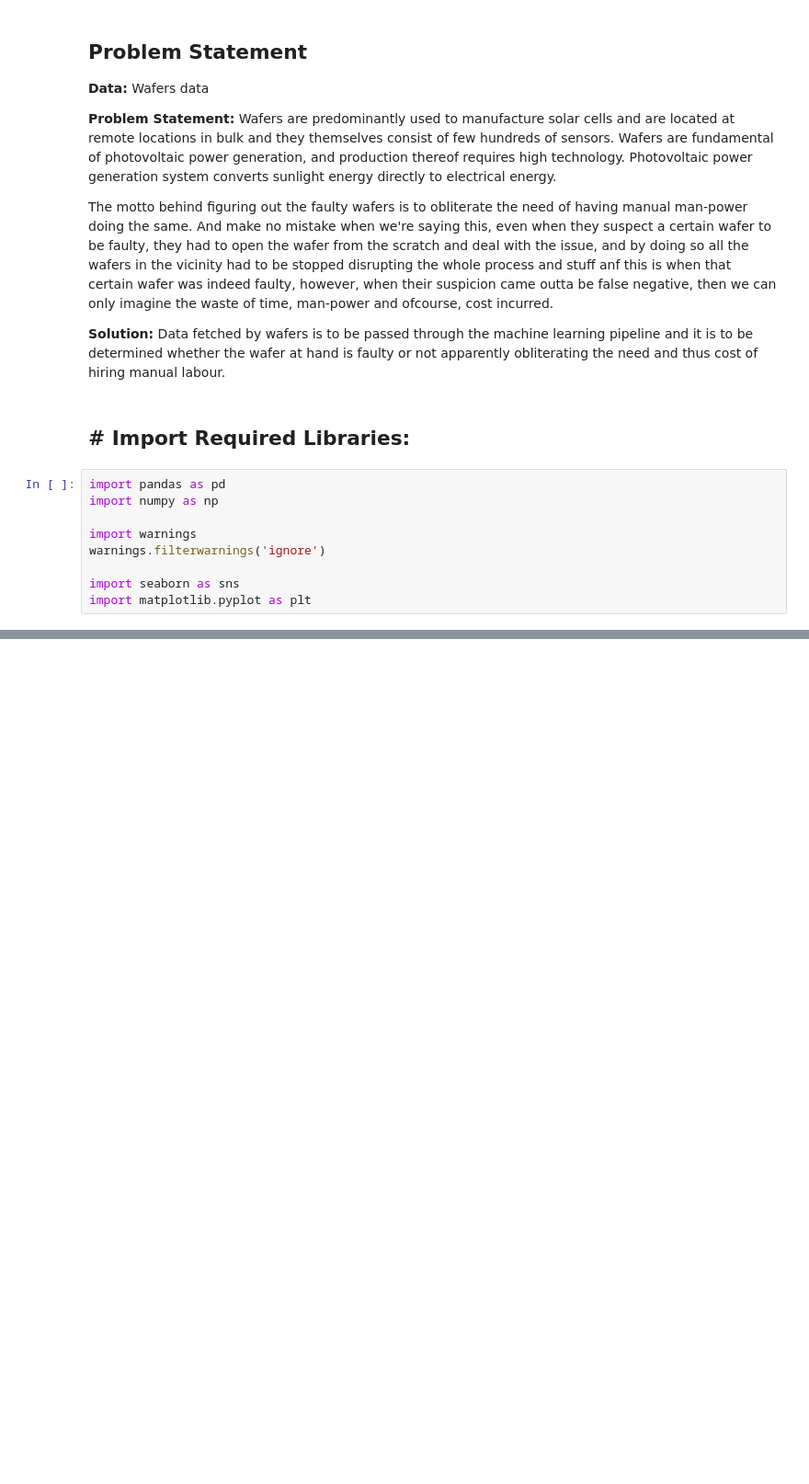
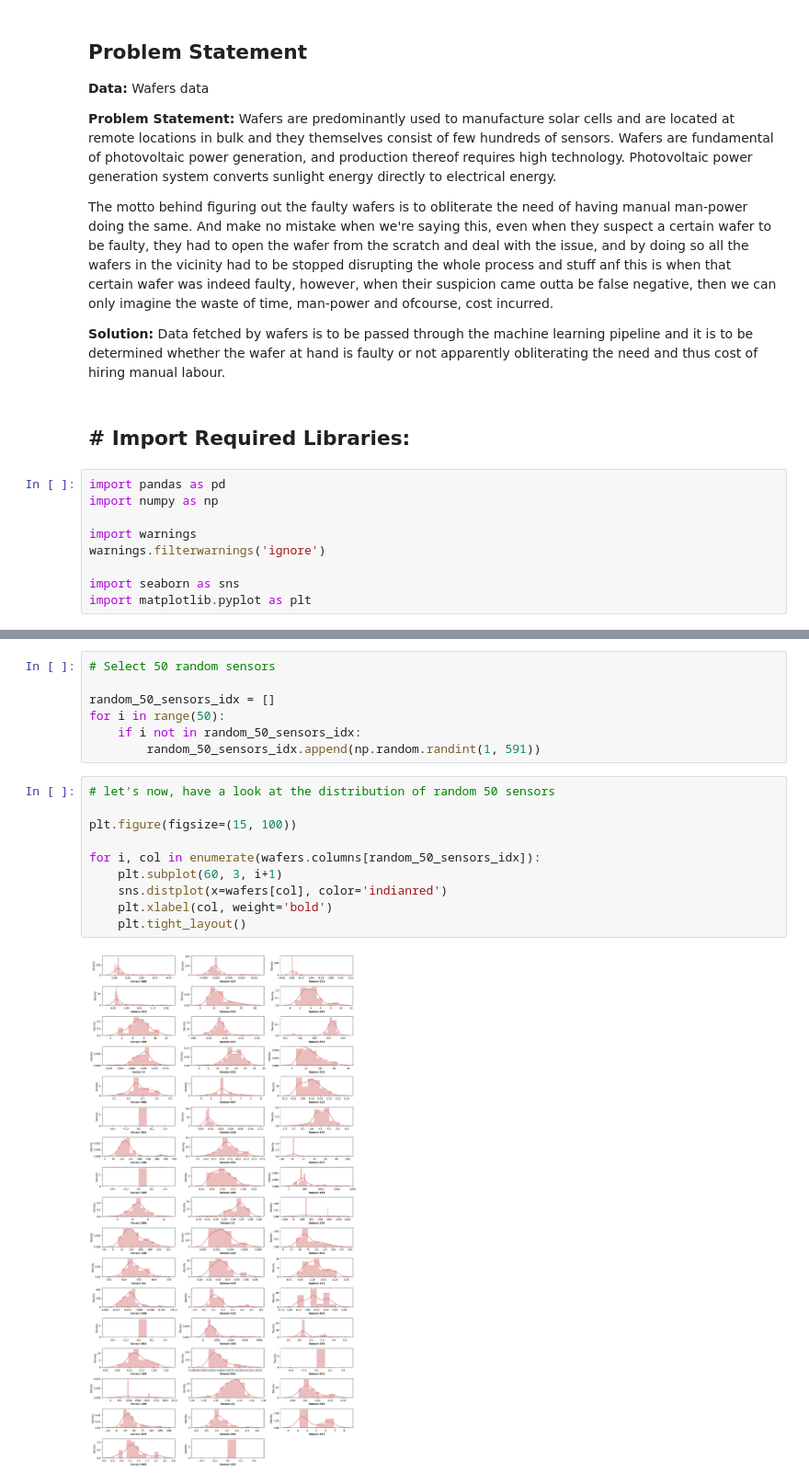
Before and after one commit to RinkiAgrawal/WaferFaultDetection, a Jupyter notebook: notebooks/in1__exploratory analysis.ipynb, the cells around one changed output, grey strips where cells are left out. Shown at 92% size. Drawn from its saved outputs; the diff is of its cells as text; blank space fills up the shorter version.

```diff
--- a/notebooks/in1__exploratory analysis.ipynb
+++ b/notebooks/in1__exploratory analysis.ipynb
@@ -28,0 +137,19 @@ import matplotlib.pyplot as plt
+# %%
+# Select 50 random sensors
+
+random_50_sensors_idx = []
+for i in range(50):
+    if i not in random_50_sensors_idx:
+        random_50_sensors_idx.append(np.random.randint(1, 591))
+# %%
+# let's now, have a look at the distribution of random 50 sensors
+
+plt.figure(figsize=(15, 100))
+
+for i, col in enumerate(wafers.columns[random_50_sensors_idx]):
+    plt.subplot(60, 3, i+1)
+    sns.distplot(x=wafers[col], color='indianred')
+    plt.xlabel(col, weight='bold')
+    plt.tight_layout()
+# %% [output]
+[figure, added]
```
Also changed, not shown: parts of 61 cells of this notebook, 25 other files.
